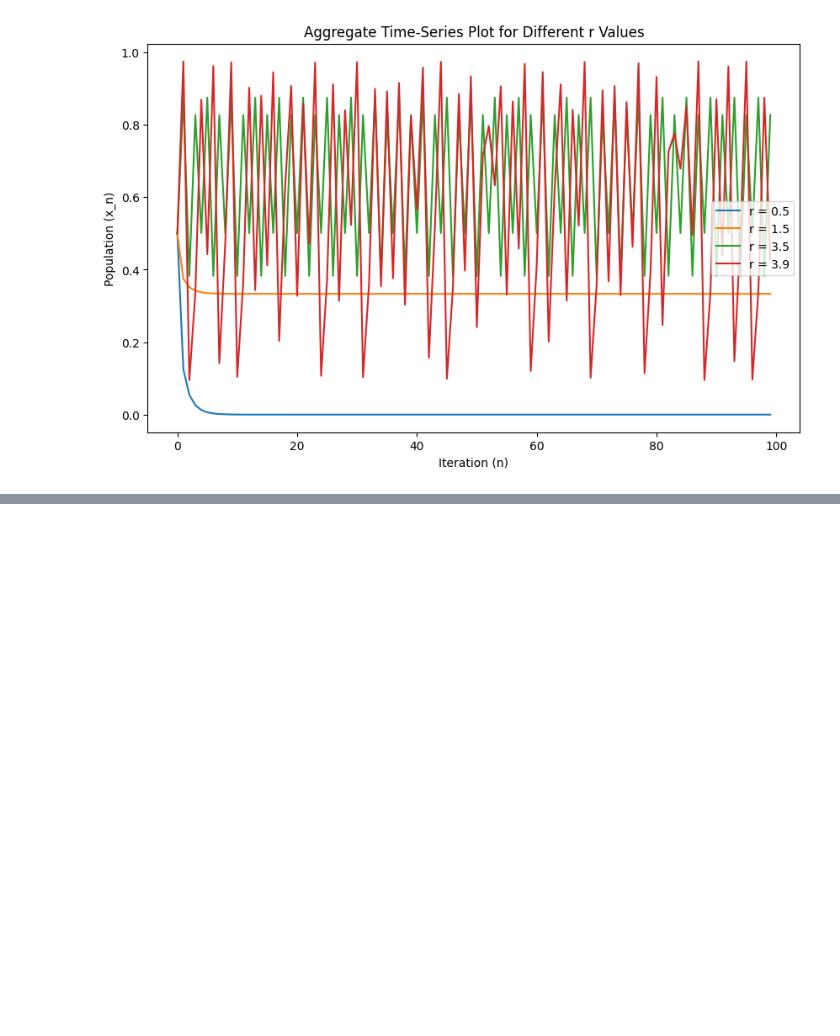
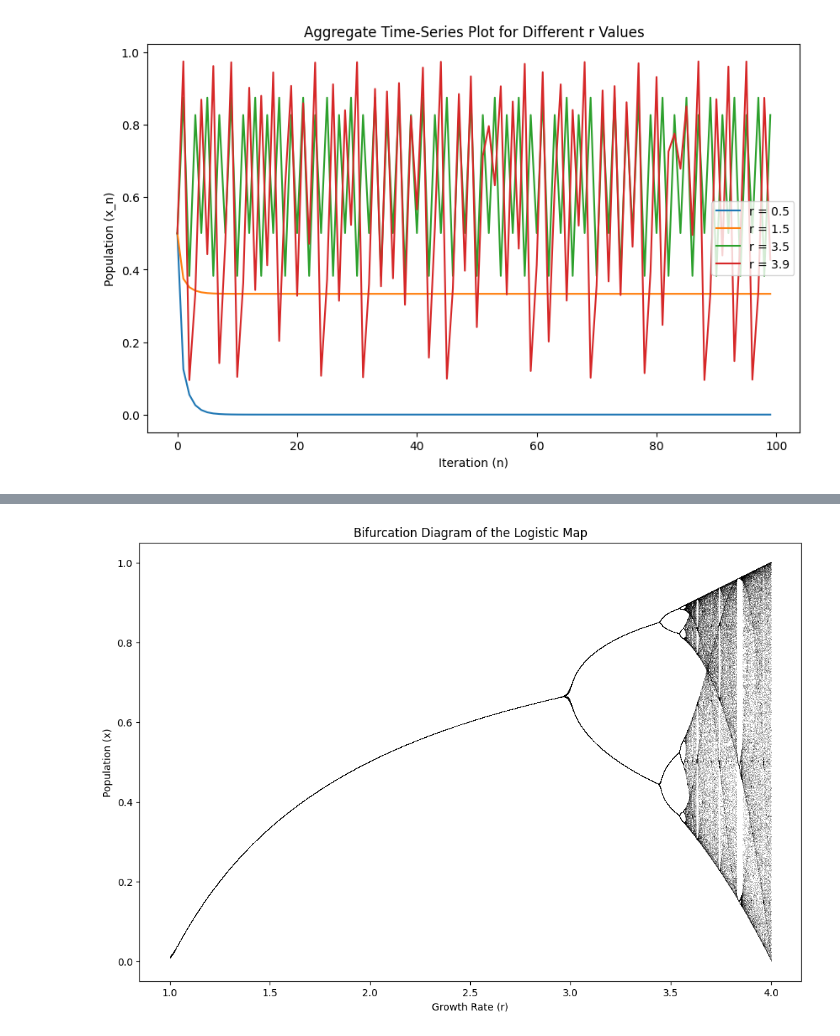
Before and after one commit to Dd1235/Experiment-2-Chaos, a Jupyter notebook: main.ipynb, the cells around one changed output, grey strips where cells are left out. Cells and saved outputs as stored; diff of their text form; code cells hidden in the pictures; blank space fills up the shorter version.

```diff
--- a/main.ipynb
+++ b/main.ipynb
@@ -114,0 +192,24 @@ plt.show()
+# %%
+# Bifurcation Diagram for a Comprehensive View
+r_values = np.linspace(1, 4, 10000)  # Range of r values for bifurcation diagram
+n_skip = 100  # Skip initial transients
+n_collect = 50  # Collect stable values after transients
+
+x_vals = []
+r_vals = []
+
+# Generate bifurcation data
+for r in r_values:
+    x = logistic_map(r, x0, n_skip + n_collect)
+    x_vals.extend(x[-n_collect:])  # Collect stable values only
+    r_vals.extend([r] * n_collect)
+
+# Plotting the bifurcation diagram
+plt.figure(figsize=(12, 8))
+plt.plot(r_vals, x_vals, ',k', alpha=0.25)  # Pixel marker for density
+plt.xlabel("Growth Rate (r)")
+plt.ylabel("Population (x)")
+plt.title("Bifurcation Diagram of the Logistic Map")
+plt.show()
+# %% [output]
+[figure, added]
```
Also changed, not shown: parts of 4 cells of this notebook.
